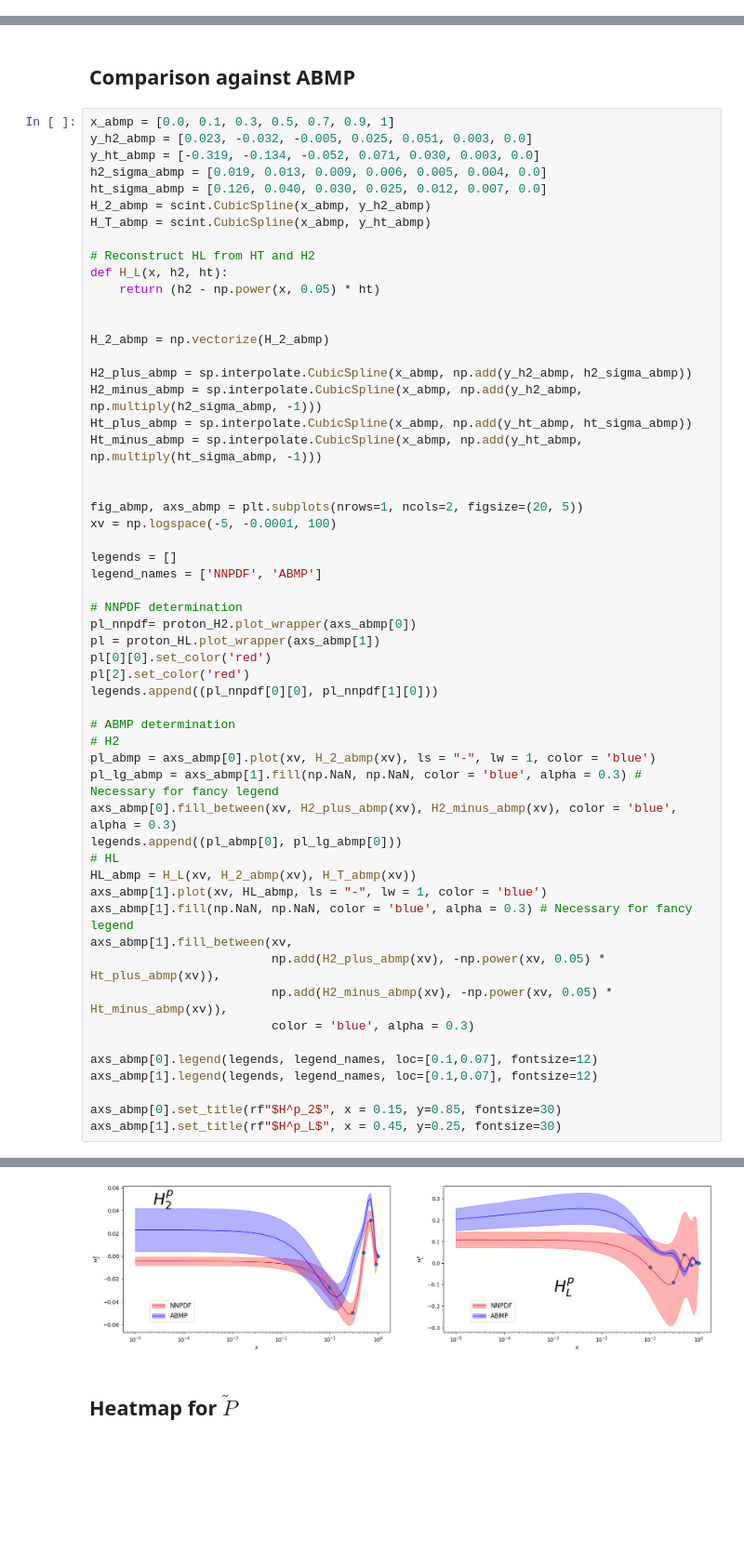
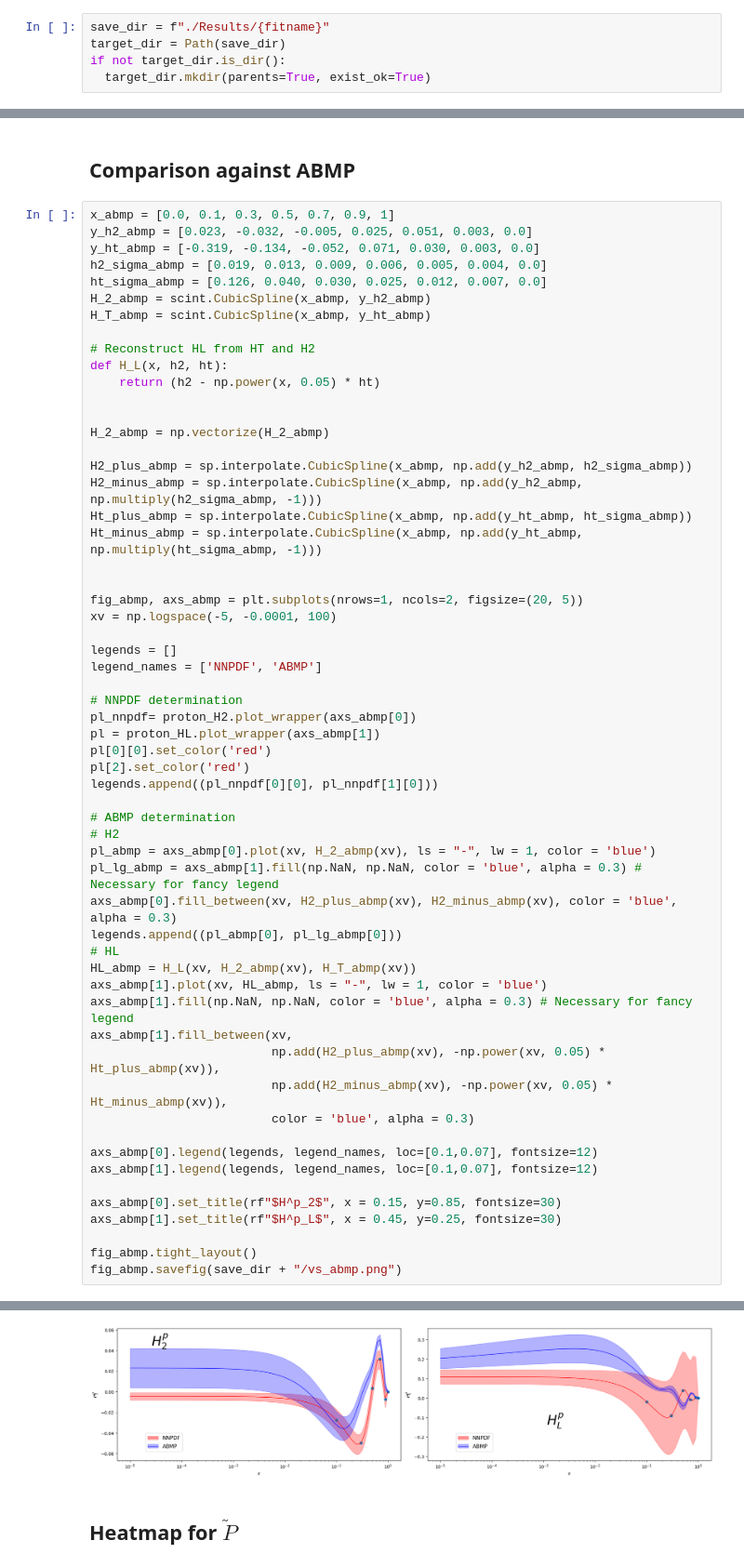
Before and after one commit to RoyStegeman/higher_twist, a Jupyter notebook: higher_twist/ht_tcm.ipynb, the cells around one changed output, grey strips where cells are left out. Shown at 93% size. Saved outputs shown, nothing was run; the diff lists cells and outputs as text; blank space fills up the shorter version.

```diff
--- a/higher_twist/ht_tcm.ipynb
+++ b/higher_twist/ht_tcm.ipynb
@@ -14,6 +14,11 @@ from validphys.convolution import central_fk_predictions
 # %%
 fitname = "240927_test_new_ht_covmat"
 thcovmat_dict = API.fit(fit=fitname).as_input()["theorycovmatconfig"]
+# %%
+save_dir = f"./Results/{fitname}"
+target_dir = Path(save_dir)
+if not target_dir.is_dir():
+  target_dir.mkdir(parents=True, exist_ok=True)
 # %%
 H2_coeff_list = thcovmat_dict["H2_list"]
 HL_coeff_list = thcovmat_dict["HL_list"]
@@ -519,4 +524,7 @@ axs_abmp[1].legend(legends, legend_names, loc=[0.1,0.07], fontsize=12)
 
 axs_abmp[0].set_title(rf"$H^p_2$", x = 0.15, y=0.85, fontsize=30)
 axs_abmp[1].set_title(rf"$H^p_L$", x = 0.45, y=0.25, fontsize=30)
+
+fig_abmp.tight_layout()
+fig_abmp.savefig(save_dir + "/vs_abmp.png")
 # %% [output]
@@ -524,4 +531,4 @@ Text(0.45, 0.25, '$H^p_L$')
-[figure, old version]
+[figure, new version]
 # %% [markdown]
 ## Heatmap for $\tilde{P}$
 # %%
```
Also changed, not shown: parts of 5 cells of this notebook, 1 other file.
